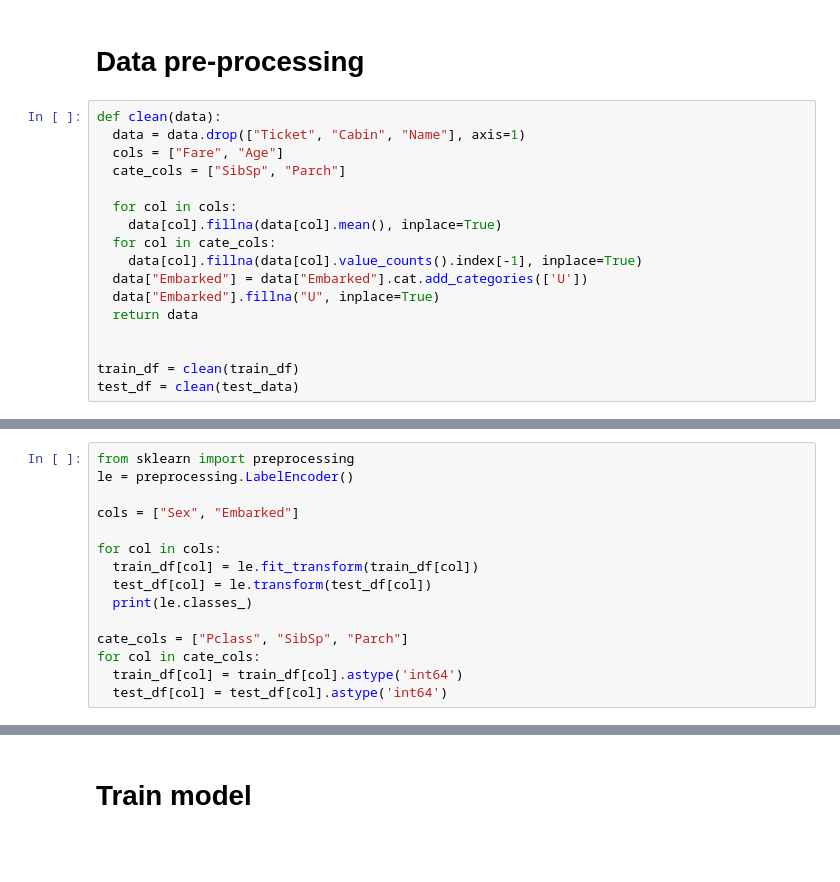
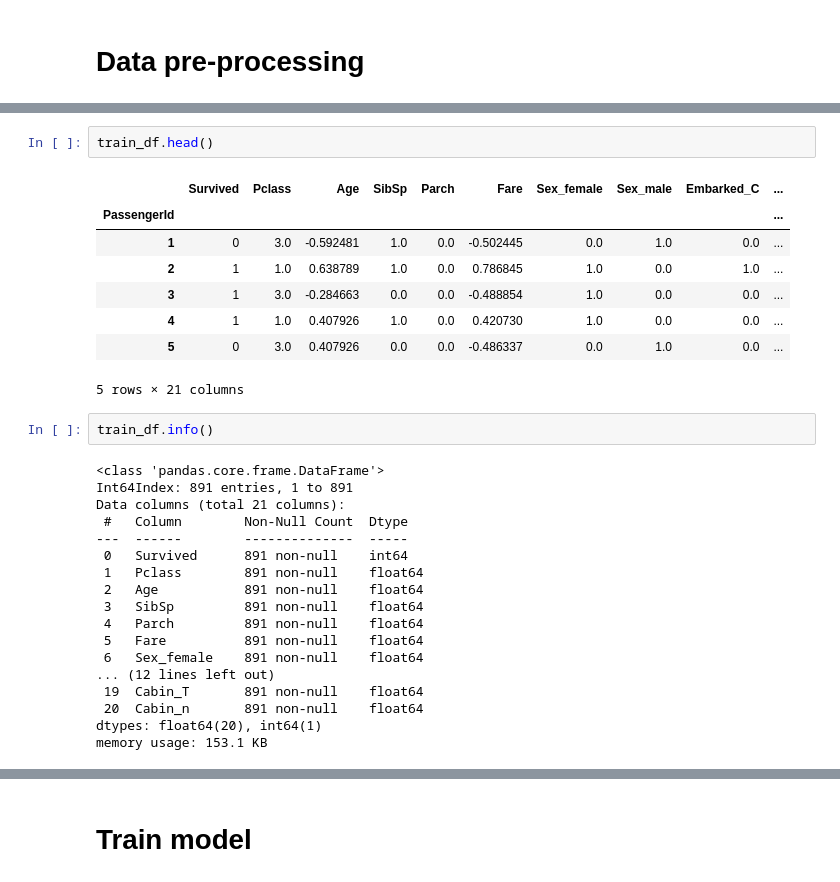
Before and after one commit to Rachel1809/Titanic-Kaggle, a Jupyter notebook: Titanic_Kaggle.ipynb, the cells around one changed output, grey strips where cells are left out. Cells and saved outputs as stored; diff of their text form; blank space fills up the shorter version.

```diff
--- a/Titanic_Kaggle.ipynb
+++ b/Titanic_Kaggle.ipynb
@@ -273,23 +257,6 @@ memory usage: 86.4+ KB
 - The higher the `Fare` price is, the higher `Survived` rate is.
 # %% [markdown]
 # Data pre-processing
-# %%
-def clean(data):
-  data = data.drop(["Ticket", "Cabin", "Name"], axis=1)
-  cols = ["Fare", "Age"]
-  cate_cols = ["SibSp", "Parch"]
-
-  for col in cols:
-    data[col].fillna(data[col].mean(), inplace=True)
-  for col in cate_cols:
-    data[col].fillna(data[col].value_counts().index[-1], inplace=True)
-  data["Embarked"] = data["Embarked"].cat.add_categories(['U'])
-  data["Embarked"].fillna("U", inplace=True)
-  return data
-
-
-train_df = clean(train_df)
-test_df = clean(test_data)
 # %%
 train_df.info()
 # %% [output]
@@ -311,15 +280,0 @@ memory usage: 65.6+ KB
-# %%
-from sklearn import preprocessing
-le = preprocessing.LabelEncoder()
-
-cols = ["Sex", "Embarked"]
-
-for col in cols:
-  train_df[col] = le.fit_transform(train_df[col])
-  test_df[col] = le.transform(test_df[col])
-  print(le.classes_)
-
-cate_cols = ["Pclass", "SibSp", "Parch"]
-for col in cate_cols:
-  train_df[col] = train_df[col].astype('int64')
-  test_df[col] = test_df[col].astype('int64')
@@ -338,0 +351,31 @@ train_df.head()
+# %%
+train_df.head()
+# %% [output]
+|  | Survived | Pclass | Age | SibSp | Parch | Fare | Sex_female | Sex_male | Embarked_C | ... |
+| PassengerId |  |  |  |  |  |  |  |  |  | ... |
+| 1 | 0 | 3.0 | -0.592481 | 1.0 | 0.0 | -0.502445 | 0.0 | 1.0 | 0.0 | ... |
+| 2 | 1 | 1.0 | 0.638789 | 1.0 | 0.0 | 0.786845 | 1.0 | 0.0 | 1.0 | ... |
+| 3 | 1 | 3.0 | -0.284663 | 0.0 | 0.0 | -0.488854 | 1.0 | 0.0 | 0.0 | ... |
+| 4 | 1 | 1.0 | 0.407926 | 1.0 | 0.0 | 0.420730 | 1.0 | 0.0 | 0.0 | ... |
+| 5 | 0 | 3.0 | 0.407926 | 0.0 | 0.0 | -0.486337 | 0.0 | 1.0 | 0.0 | ... |
+5 rows × 21 columns
+# %%
+train_df.info()
+# %% [output]
+<class 'pandas.core.frame.DataFrame'>
+Int64Index: 891 entries, 1 to 891
+Data columns (total 21 columns):
+ #   Column        Non-Null Count  Dtype
+---  ------        --------------  -----
+ 0   Survived      891 non-null    int64
+ 1   Pclass        891 non-null    float64
+ 2   Age           891 non-null    float64
+ 3   SibSp         891 non-null    float64
+ 4   Parch         891 non-null    float64
+ 5   Fare          891 non-null    float64
+ 6   Sex_female    891 non-null    float64
+... (12 lines left out)
+ 19  Cabin_T       891 non-null    float64
+ 20  Cabin_n       891 non-null    float64
+dtypes: float64(20), int64(1)
+memory usage: 153.1 KB
```
Also changed, not shown: parts of 44 cells of this notebook.
